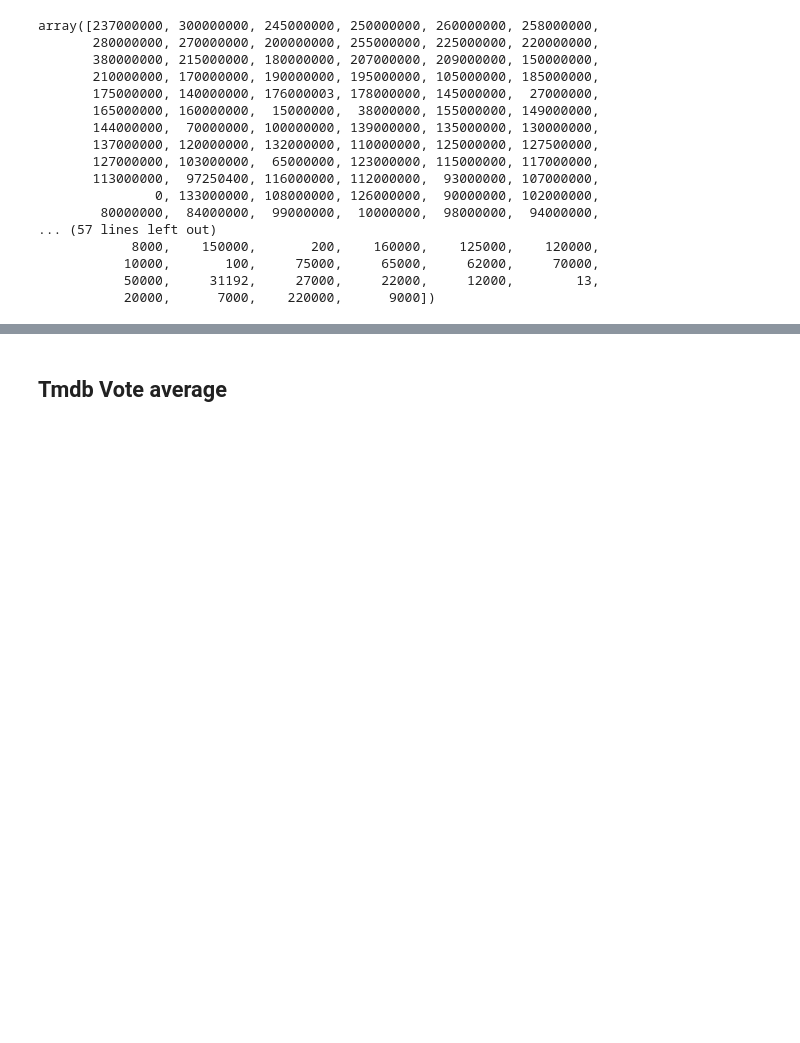
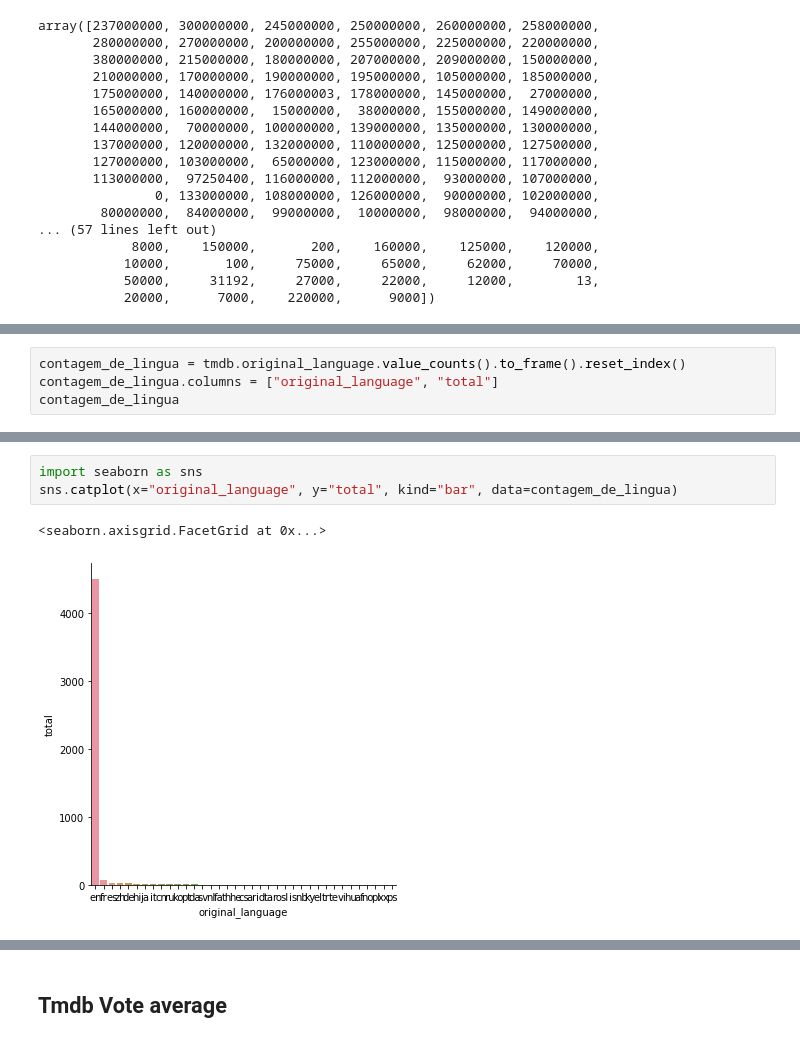
Before and after one commit to vipchat23/Alura-Data-Science-Primeiros-Passos, a Jupyter notebook: Introdução_á_Data_Science_Alura_.ipynb, the cells around one changed output, grey strips where cells are left out. Cells and saved outputs as stored; diff of their text form; blank space fills up the shorter version.

```diff
--- a/Introdução_á_Data_Science_Alura_.ipynb
+++ b/Introdução_á_Data_Science_Alura_.ipynb
@@ -274,0 +365,4 @@ array([237000000, 300000000, 245000000, 250000000, 260000000, 258000000,
+# %%
+contagem_de_lingua = tmdb.original_language.value_counts().to_frame().reset_index()
+contagem_de_lingua.columns = ["original_language", "total"]
+contagem_de_lingua
@@ -274,0 +396,6 @@ array([237000000, 300000000, 245000000, 250000000, 260000000, 258000000,
+# %%
+import seaborn as sns
+sns.catplot(x="original_language", y="total", kind="bar", data=contagem_de_lingua)
+# %% [output]
+<seaborn.axisgrid.FacetGrid at 0x...>
+[figure, added]
```
Also changed, not shown: parts of 10 cells of this notebook.
